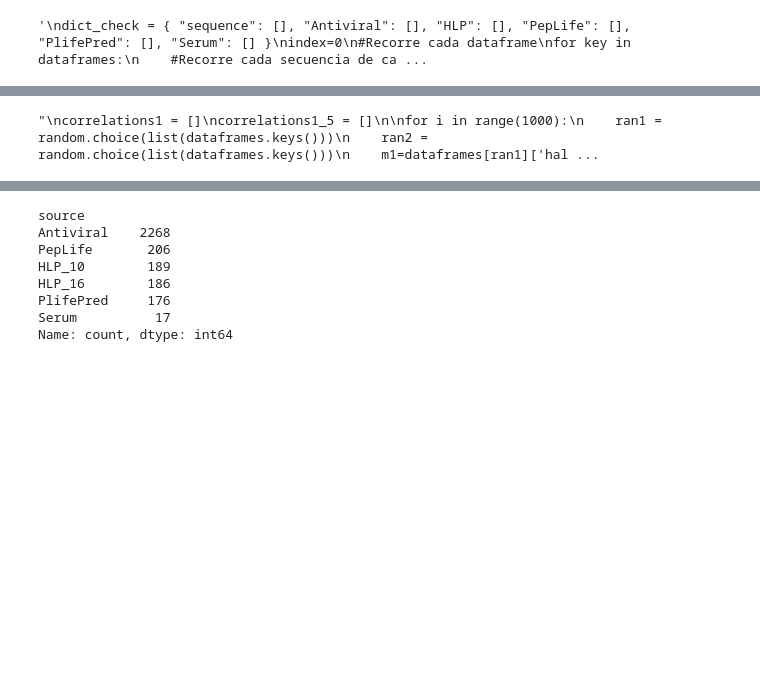
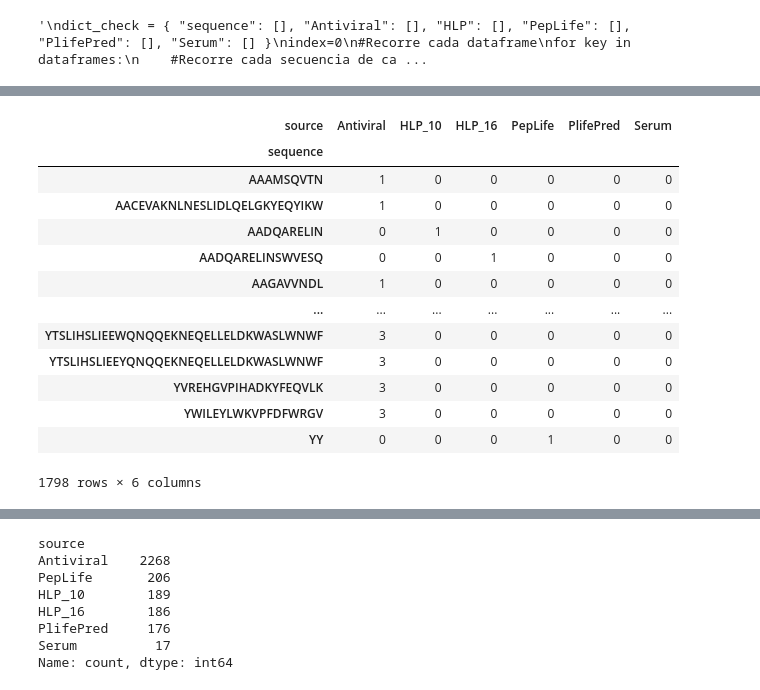
Before and after one commit to Jmartingar/Half-Life_Code, a Jupyter notebook: all_data_2.ipynb, the cells around one changed output, grey strips where cells are left out. Cells and saved outputs as stored; diff of their text form; code cells hidden in the pictures; blank space fills up the shorter version.

```diff
--- a/all_data_2.ipynb
+++ b/all_data_2.ipynb
@@ -52,41 +90,20 @@ for key in dataframes:
 df_concat=pd.concat(dataframes.values(), ignore_index=True)
 #Se agrupan las secuencias y se cuentan cuantas veces aparece en cada fuente
 df_check=df_concat.groupby(['sequence','source']).size().unstack(fill_value=0)
-# %%
-'''
-correlations1 = []
-correlations1_5 = []
-
-for i in range(1000):
-    ran1 = random.choice(list(dataframes.keys()))
-    ran2 = random.choice(list(dataframes.keys()))
-    m1=dataframes[ran1]['half_life_seconds'].sample(100, replace=True)
-    m2=dataframes[ran2]['half_life_seconds'].sample(100, replace=True)
-    m1, m2 = m1.reset_index(drop=True), m2.reset_index(drop=True)
-    corr = m1.corr(m2)
-    corr2= m2.corr(m2, method='spearman')
-    correlations1.append(corr)
-    correlations1_5.append(corr2)
-
-correlations2 = []
-correlations2_5 = []
-for i in range(1000):
-    serie1 = []
-    serie2 = []
-    for j in range(1000):
-        ran1 = random.choice(list(dataframes.keys()))
-        ran2 = random.choice(list(dataframes.keys()))
-        m1=dataframes[ran1]['half_life_seconds'].sample(1, replace=True)
-        m2=dataframes[ran2]['half_life_seconds'].sample(1, replace=True)
-        m1, m2 = m1.reset_index(drop=True), m2.reset_index(drop=True)
-        serie1.append(m1)
-        serie2.append(m2)
-    serie1 = pd.Series(serie1)
-    serie2 = pd.Series(serie2)
-    corr = serie1.corr(serie2)
-    corr2 = serie1.corr(serie2, method='spearman')
-    correlations2.append(corr)
-    correlations2_5.append(corr2)
-    '''
-# %% [output]
-"\ncorrelations1 = []\ncorrelations1_5 = []\n\nfor i in range(1000):\n    ran1 = random.choice(list(dataframes.keys()))\n    ran2 = random.choice(list(dataframes.keys()))\n    m1=dataframes[ran1]['hal ...
+# %%
+df_check
+# %% [output]
+| source | Antiviral | HLP_10 | HLP_16 | PepLife | PlifePred | Serum |
+| sequence |  |  |  |  |  |  |
+| AAAMSQVTN | 1 | 0 | 0 | 0 | 0 | 0 |
+| AACEVAKNLNESLIDLQELGKYEQYIKW | 1 | 0 | 0 | 0 | 0 | 0 |
+| AADQARELIN | 0 | 1 | 0 | 0 | 0 | 0 |
+| AADQARELINSWVESQ | 0 | 0 | 1 | 0 | 0 | 0 |
+| AAGAVVNDL | 1 | 0 | 0 | 0 | 0 | 0 |
+| ... | ... | ... | ... | ... | ... | ... |
+| YTSLIHSLIEEWQNQQEKNEQELLELDKWASLWNWF | 3 | 0 | 0 | 0 | 0 | 0 |
+| YTSLIHSLIEEYQNQQEKNEQELLELDKWASLWNWF | 3 | 0 | 0 | 0 | 0 | 0 |
+| YVREHGVPIHADKYFEQVLK | 3 | 0 | 0 | 0 | 0 | 0 |
+| YWILEYLWKVPFDFWRGV | 3 | 0 | 0 | 0 | 0 | 0 |
+| YY | 0 | 0 | 0 | 1 | 0 | 0 |
+1798 rows × 6 columns
```
Also changed, not shown: parts of 15 cells of this notebook, 19 other files.
